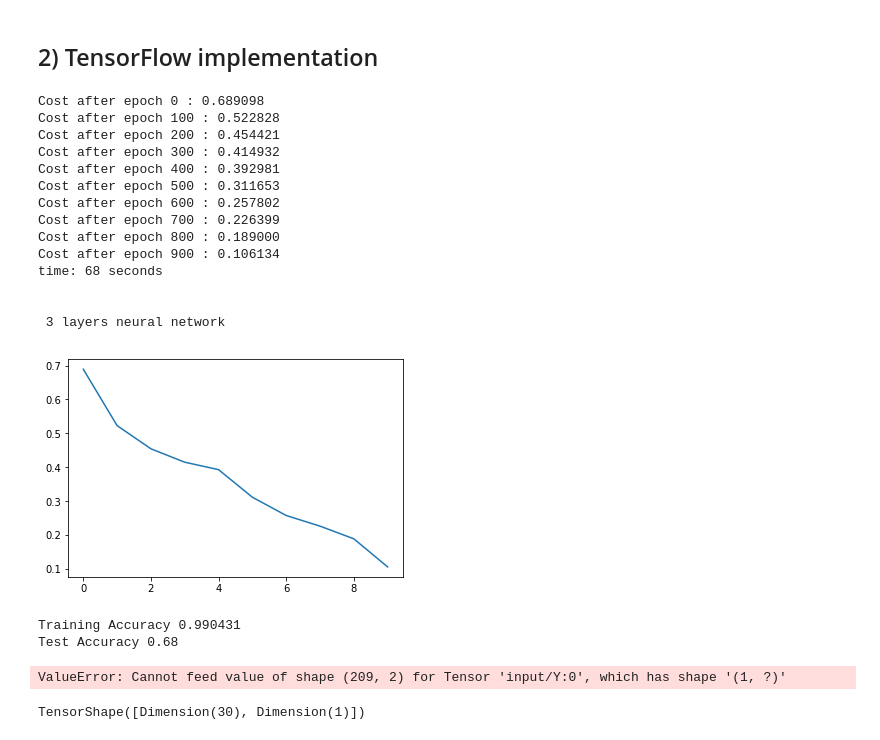
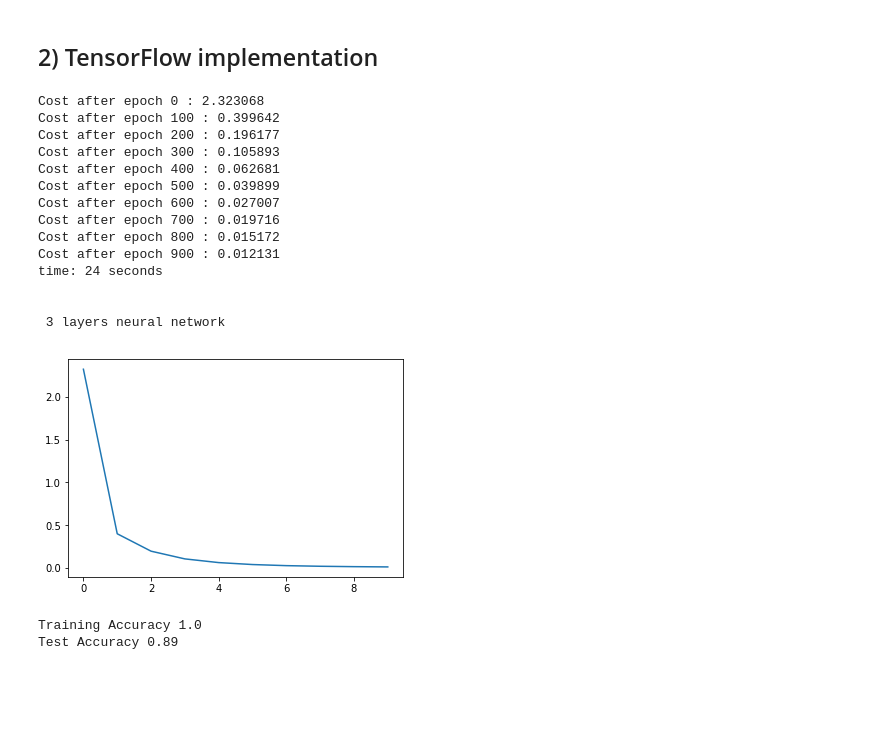
Before and after one commit to Bertoni9/MNIST-Project, a Jupyter notebook: notebook.ipynb, the cells around one changed output. Drawn from its saved outputs; the diff is of its cells as text; code cells hidden in the pictures; blank space fills up the shorter version.

Commit message:
softmax integrated

```diff
--- a/notebook.ipynb
+++ b/notebook.ipynb
@@ -46,22 +46,21 @@ Multi-Class Dataset: MNIST
 
 # A) Dataset Selection: 1 for "Binary Cat dataset"     2 for "MNIST Dataset"
 dataset = 1
-n_train = 3000
-n_test = 300
+n_train = 1000 #number of example in the training set (only for MNIST Dataset)
+n_test = 100
 
 #B) NN architecture
 L1 = 30
 L2 = 20
-hidden_layers = [L1, L2] #Number of units in the hidden layers
+hidden_layers = [L1, L2]
+# C) Hyperparameter selection
 
-# C) Hyperparameter selection
-alpha = 0.0075 #good for dataset 1
-# alpha = 0.05 #good for dataset 2
+alpha = 0.0075  #alpha = 0.0075 suitable for dataset 1,   alpha = 0.1 #suitable for dataset 2
 n_epochs = 1000
 
-#%% 1) Image loading and Parameters Initialization
+#%% 1) Images loading and Parameters Initialization
 
-#Image loading
+# Image loading
 if dataset == 1:
     X_train, Y_train, X_test, Y_test, classes = load_cats_dataset()
 
@@ -71,11 +70,15 @@ if dataset == 2:
 m = X_train.shape[1]
 nx = X_train.shape[0]
 ny = Y_train.shape[0]
+if ny == 1:
+    flag_mc = 0
+else:
+    flag_mc = 1
 # %% [markdown]
 ## 1) Numpy implementation
 # %%
 #Parameters Initialization
-params = initialize_params(nx, ny, hidden_layers, existing = "No")
+params = initialize_params(nx, ny, hidden_layers)
 
 #%% 2) Neural Network Training
 
@@ -85,13 +88,13 @@ start = time.time()
 for i in range(n_epochs):
 
     #Forward Propagation
-    A, caches = forward_prop(X_train, params)
+    A, caches = forward_prop(X_train, params, flag = flag_mc)
 
     #Cost Function
-    cost = compute_cost(A, Y_train)
+    cost = compute_cost(A, Y_train, flag = flag_mc)
 
     #Backward propagation
-    grads = backward_prop(A, Y_train, caches)
+    grads = backward_prop(A, Y_train, caches, flag = flag_mc)
 
     #Update parameters
     params = update_params(params, grads, alpha)
@@ -187,16 +190,14 @@ def tf_forward_prop(X, params):
 def tf_compute_cost(Z,Y):
     Z = tf.transpose(Z)
     Y = tf.transpose(Y) #To compute cost I need batch size a first dimension
-    cost = tf.reduce_mean(tf.nn.softmax_cross_entropy_with_logits(
+    cost = tf.reduce_mean(tf.nn.softmax_cross_entropy_with_logits_v2(
             logits = Z, labels = Y, name = 'Cost'))
     return cost
 # %%
 #Temporary binary correction for tf. (needs to become standard for numpy as well)
 if ny == 1:
-    ny = 2
-    Y_train = np.eye(ny)[Y_train.reshape(-1)].T
-    Y_test = np.eye(ny)[Y_test.reshape(-1)].T
-    assert(Y_train.shape == (ny,m))
+    Y_train = convert_to_one_hot(Y_train, ny)
+    Y_test = convert_to_one_hot(Y_test, ny)
 
 start = time.time()
 # Parameters training
@@ -212,60 +213,44 @@ init = tf.global_variables_initializer()
 with tf.Session().as_default() as sess:
     sess.run(init)
     writer = tf.summary.FileWriter('./graphs', sess.graph)
     # (tensorboard --logdir="./graphs")
     ep_cost = 0
     for epoch in range(n_epochs):
         _, ep_cost = sess.run([optimizer, cost],feed_dict = {X:X_train, Y:Y_train})
 
         if epoch % 100 == 0:
             print("Cost after epoch %i : %f" %(epoch, ep_cost))
             costs.append(ep_cost)
 
 end = time.time()
 print("time: " + str(int(end-start))+" seconds \n")
 print("\n %i layers neural network" %(len(hidden_layers)+1))
 plt.figure(2)
 plt.plot(np.squeeze(costs))
 plt.show()
 
 with sess.as_default():
     correct_prediction =  tf.equal(tf.argmax(Z3), tf.argmax(Y))
     accuracy = tf.reduce_mean(tf.cast(correct_prediction, "float"))
     print("Training Accuracy", accuracy.eval({X:X_train, Y:Y_train}))
     print("Test Accuracy", accuracy.eval({X:X_test, Y:Y_test}))
 
     trained_params = sess.run(params) #it returns numpy array
 # %% [output]
-Cost after epoch 0 : 0.689098
-Cost after epoch 100 : 0.522828
-Cost after epoch 200 : 0.454421
-Cost after epoch 300 : 0.414932
-Cost after epoch 400 : 0.392981
-Cost after epoch 500 : 0.311653
-Cost after epoch 600 : 0.257802
-Cost after epoch 700 : 0.226399
-Cost after epoch 800 : 0.189000
-Cost after epoch 900 : 0.106134
-time: 68 seconds
+Cost after epoch 0 : 2.323068
+Cost after epoch 100 : 0.399642
+Cost after epoch 200 : 0.196177
+Cost after epoch 300 : 0.105893
+Cost after epoch 400 : 0.062681
+Cost after epoch 500 : 0.039899
+Cost after epoch 600 : 0.027007
+Cost after epoch 700 : 0.019716
+Cost after epoch 800 : 0.015172
+Cost after epoch 900 : 0.012131
+time: 24 seconds
 
 
  3 layers neural network
-[figure, old version]
+[figure, new version]
-Training Accuracy 0.990431
-Test Accuracy 0.68
+Training Accuracy 1.0
+Test Accuracy 0.89
-# %%
-Y_train = np.eye(2)[Y_train.reshape(-1)]
-Y_test = np.eye(2)[Y_test.reshape(-1)]
-with sess.as_default():
-    correct_prediction =  tf.equal(tf.argmax(Z3), tf.argmax(Y))
-    accuracy = tf.reduce_mean(tf.cast(correct_prediction, "float"))
-    print("Training Accuracy", accuracy.eval({X:X_train, Y:Y_train}))
-    print("Test Accuracy", accuracy.eval({X:X_test, Y:Y_test}))
-
-    trained_params = sess.run(params) #it returns numpy array
-# %% [output]
-ValueError: Cannot feed value of shape (209, 2) for Tensor 'input/Y:0', which has shape '(1, ?)'
-# %%
-params["W1"].shape
-# %% [output]
-TensorShape([Dimension(30), Dimension(1)])
```
Also changed, not shown: parts of 4 cells of this notebook, 2 other files.
